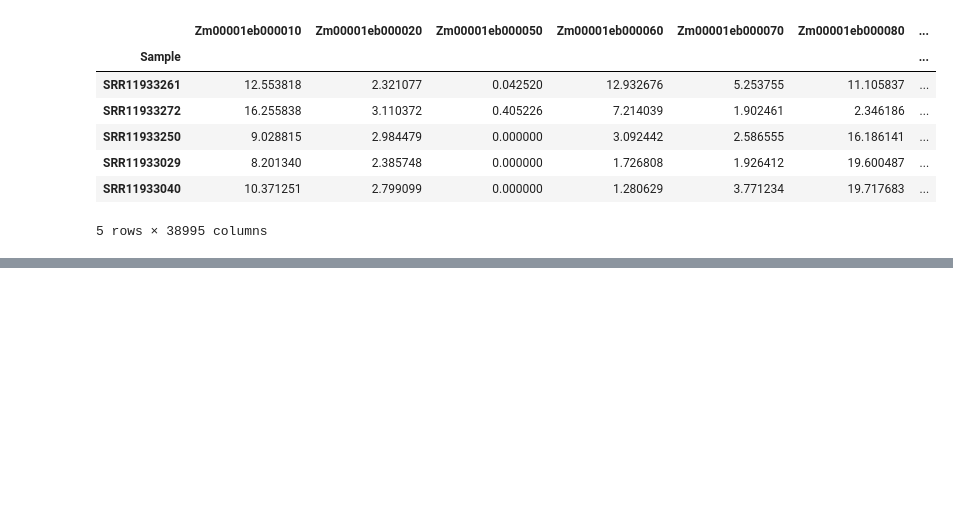
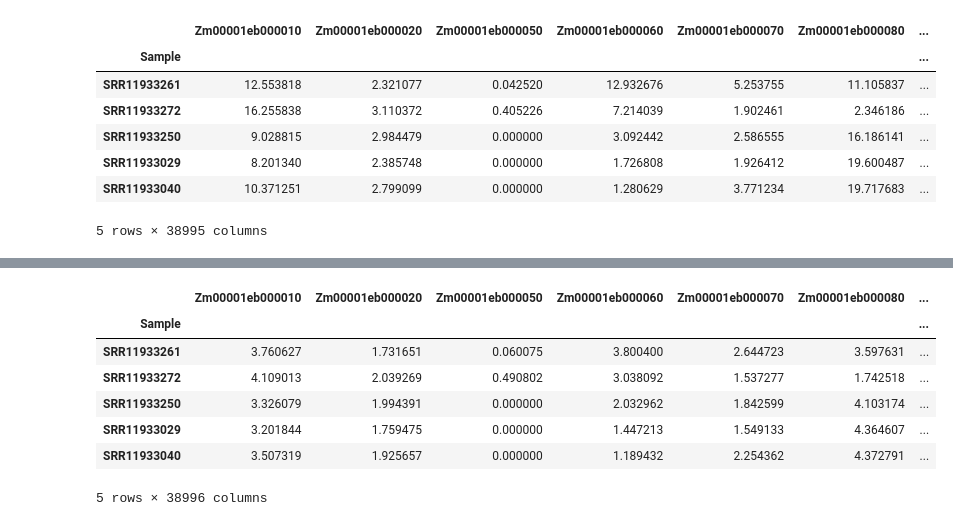
Before and after one commit to achpardo/core-stress-transcriptome, a Jupyter notebook: notebooks/exploratory_analyses/pyComBat_BioProject_full_data.ipynb, the cells around one changed output, grey strips where cells are left out. Cells and saved outputs as stored; diff of their text form; code cells hidden in the pictures; blank space fills up the shorter version.

```diff
--- a/notebooks/exploratory_analyses/pyComBat_BioProject_full_data.ipynb
+++ b/notebooks/exploratory_analyses/pyComBat_BioProject_full_data.ipynb
@@ -57,0 +83,21 @@ vttpm.head()
+# %%
+# reset index & merge with metadata
+comtpm = vttpm_log.reset_index().rename(columns={"index":"Sample"})
+mdcomtpm = comtpm.merge(md[["Sample","BioProject"]],how="inner",on="Sample")
+mdcomtpm.set_index("Sample",inplace=True)
+# %%
+# generate a list of dataframes each with a single BioProject
+dflist = []
+for i in range(len(mdcomtpm["BioProject"].unique())):
+    t = mdcomtpm["BioProject"].unique()[i]
+    dflist.append(mdcomtpm[mdcomtpm["BioProject"]==t])
+dflist[0].head()
+# %% [output]
+|  | Zm00001eb000010 | Zm00001eb000020 | Zm00001eb000050 | Zm00001eb000060 | Zm00001eb000070 | Zm00001eb000080 | ... |
+| Sample |  |  |  |  |  |  | ... |
+| SRR11933261 | 3.760627 | 1.731651 | 0.060075 | 3.800400 | 2.644723 | 3.597631 | ... |
+| SRR11933272 | 4.109013 | 2.039269 | 0.490802 | 3.038092 | 1.537277 | 1.742518 | ... |
+| SRR11933250 | 3.326079 | 1.994391 | 0.000000 | 2.032962 | 1.842599 | 4.103174 | ... |
+| SRR11933029 | 3.201844 | 1.759475 | 0.000000 | 1.447213 | 1.549133 | 4.364607 | ... |
+| SRR11933040 | 3.507319 | 1.925657 | 0.000000 | 1.189432 | 2.254362 | 4.372791 | ... |
+5 rows × 38996 columns
```
Also changed, not shown: parts of 30 cells of this notebook, 2 other files.
